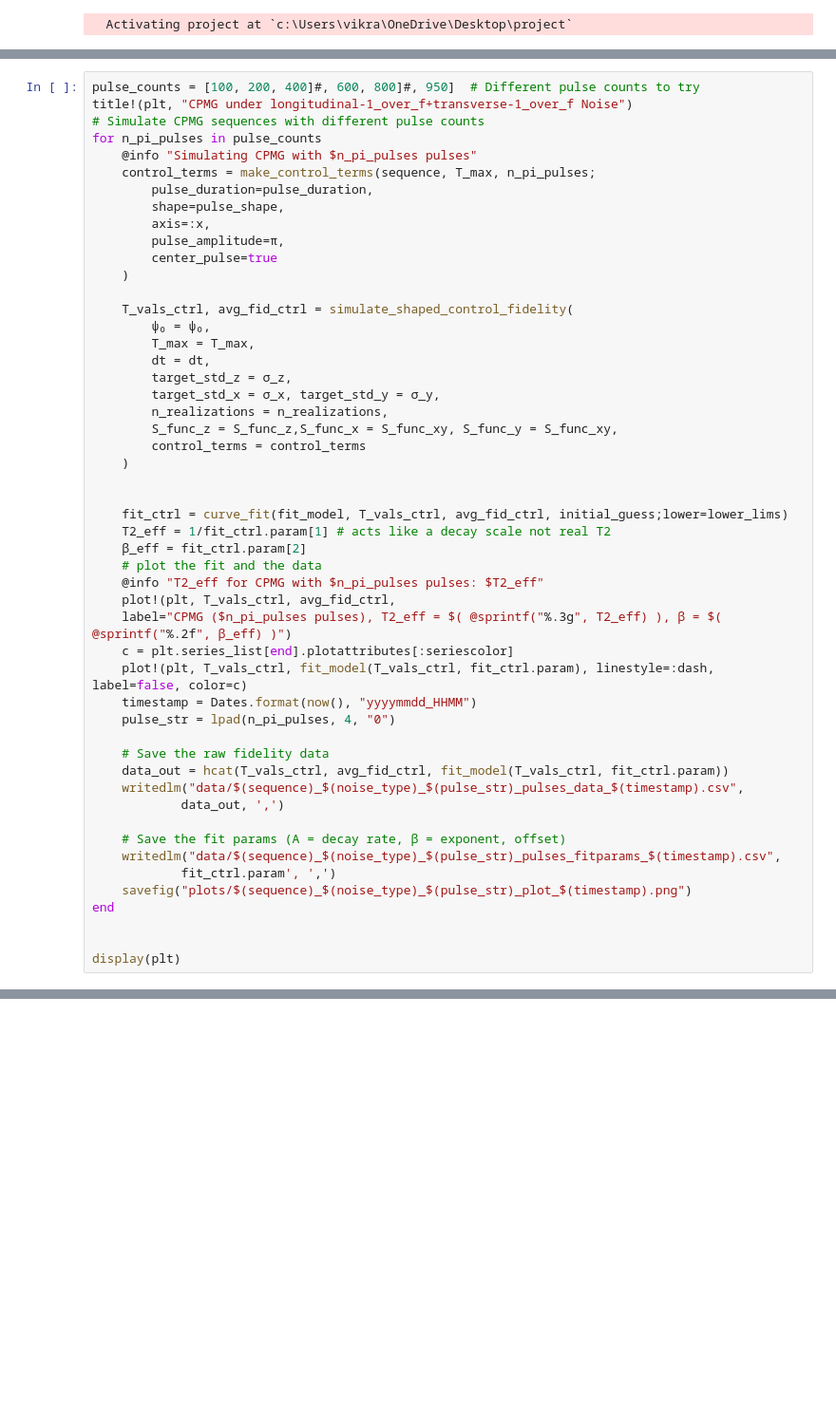
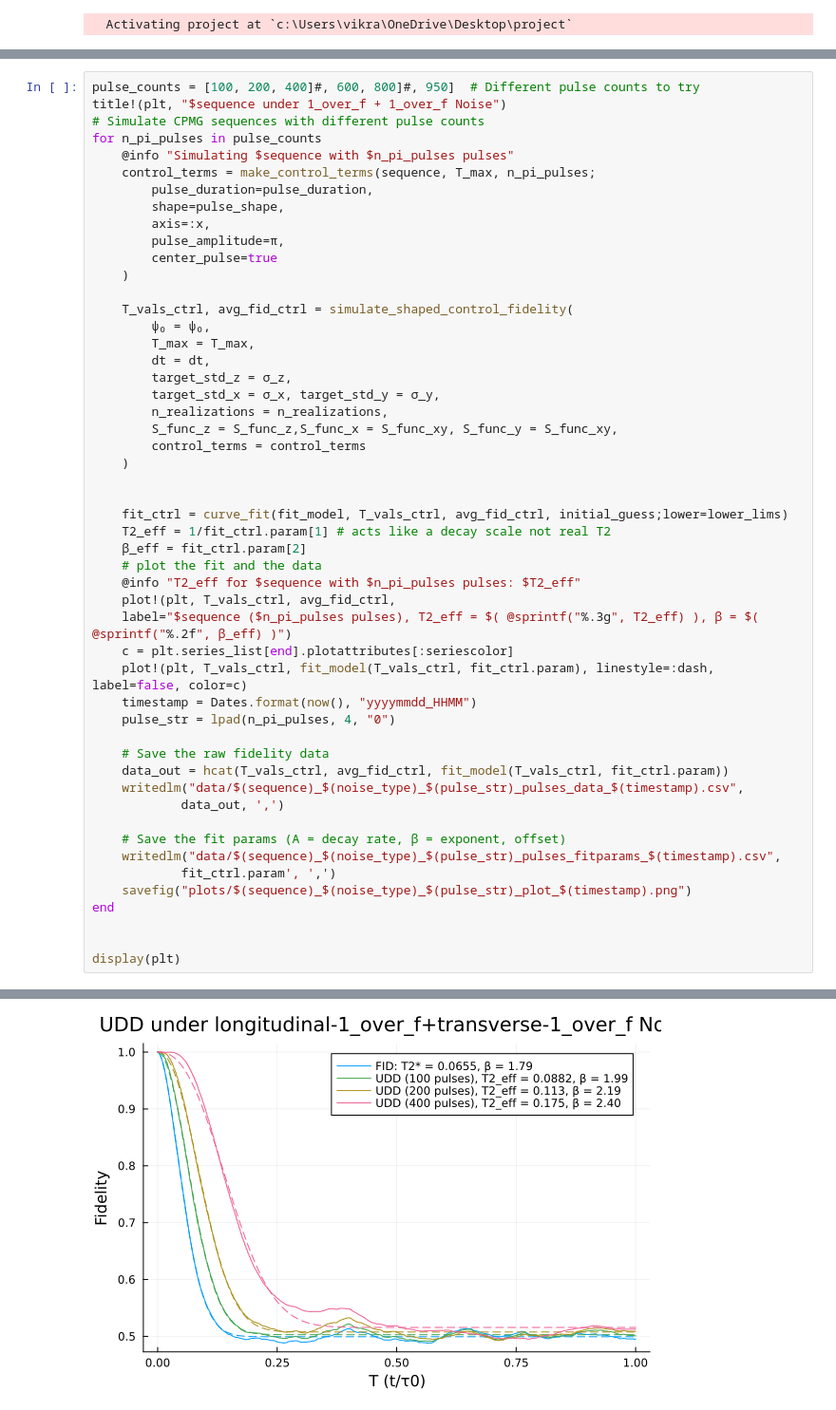
Before and after one commit to VikramD2k/Quantum-Dynamical-Decoupling-Toolkit, a Jupyter notebook: Notebooks for paper/Multiaxial/UDD/UDD under longitudinal 1 over f + Transverse/UDD_1_over_f_1_over_f.ipynb, the cells around one changed output, grey strips where cells are left out. Shown at 95% size. Saved outputs shown, nothing was run; the diff lists cells and outputs as text; blank space fills up the shorter version.

Commit message:
implemented UDD with longituinaal 1_f noise + transverse noise sims

```diff
--- a/Notebooks for paper/Multiaxial/UDD/UDD under longitudinal 1 over f + Transverse/UDD_1_over_f_1_over_f.ipynb
+++ b/Notebooks for paper/Multiaxial/UDD/UDD under longitudinal 1 over f + Transverse/UDD_1_over_f_1_over_f.ipynb
@@ -72,10 +72,10 @@ writedlm("data/$(sequence)_$(noise_type)_FID_fitparams_$(timestamp).csv",
 [figure]
 # %%
 pulse_counts = [100, 200, 400]#, 600, 800]#, 950]  # Different pulse counts to try
-title!(plt, "CPMG under longitudinal-1_over_f+transverse-1_over_f Noise")
+title!(plt, "$sequence under 1_over_f + 1_over_f Noise")
 # Simulate CPMG sequences with different pulse counts
 for n_pi_pulses in pulse_counts
-    @info "Simulating CPMG with $n_pi_pulses pulses"
+    @info "Simulating $sequence with $n_pi_pulses pulses"
     control_terms = make_control_terms(sequence, T_max, n_pi_pulses;
         pulse_duration=pulse_duration,
         shape=pulse_shape,
@@ -100,9 +100,9 @@ for n_pi_pulses in pulse_counts
     T2_eff = 1/fit_ctrl.param[1] # acts like a decay scale not real T2
     β_eff = fit_ctrl.param[2]
     # plot the fit and the data
-    @info "T2_eff for CPMG with $n_pi_pulses pulses: $T2_eff"
+    @info "T2_eff for $sequence with $n_pi_pulses pulses: $T2_eff"
     plot!(plt, T_vals_ctrl, avg_fid_ctrl,
-    label="CPMG ($n_pi_pulses pulses), T2_eff = $( @sprintf("%.3g", T2_eff) ), β = $( @sprintf("%.2f", β_eff) )")
+    label="$sequence ($n_pi_pulses pulses), T2_eff = $( @sprintf("%.3g", T2_eff) ), β = $( @sprintf("%.2f", β_eff) )")
     c = plt.series_list[end].plotattributes[:seriescolor]
     plot!(plt, T_vals_ctrl, fit_model(T_vals_ctrl, fit_ctrl.param), linestyle=:dash, label=false, color=c)
     timestamp = Dates.format(now(), "yyyymmdd_HHMM")
@@ -135,2 +137,3 @@ display(plt)
+[figure, added]
 # %%
 pulse_counts = [600]#, 950]  # Different pulse counts to try
```
Also changed, not shown: parts of 4 cells of this notebook, 58 other files.
